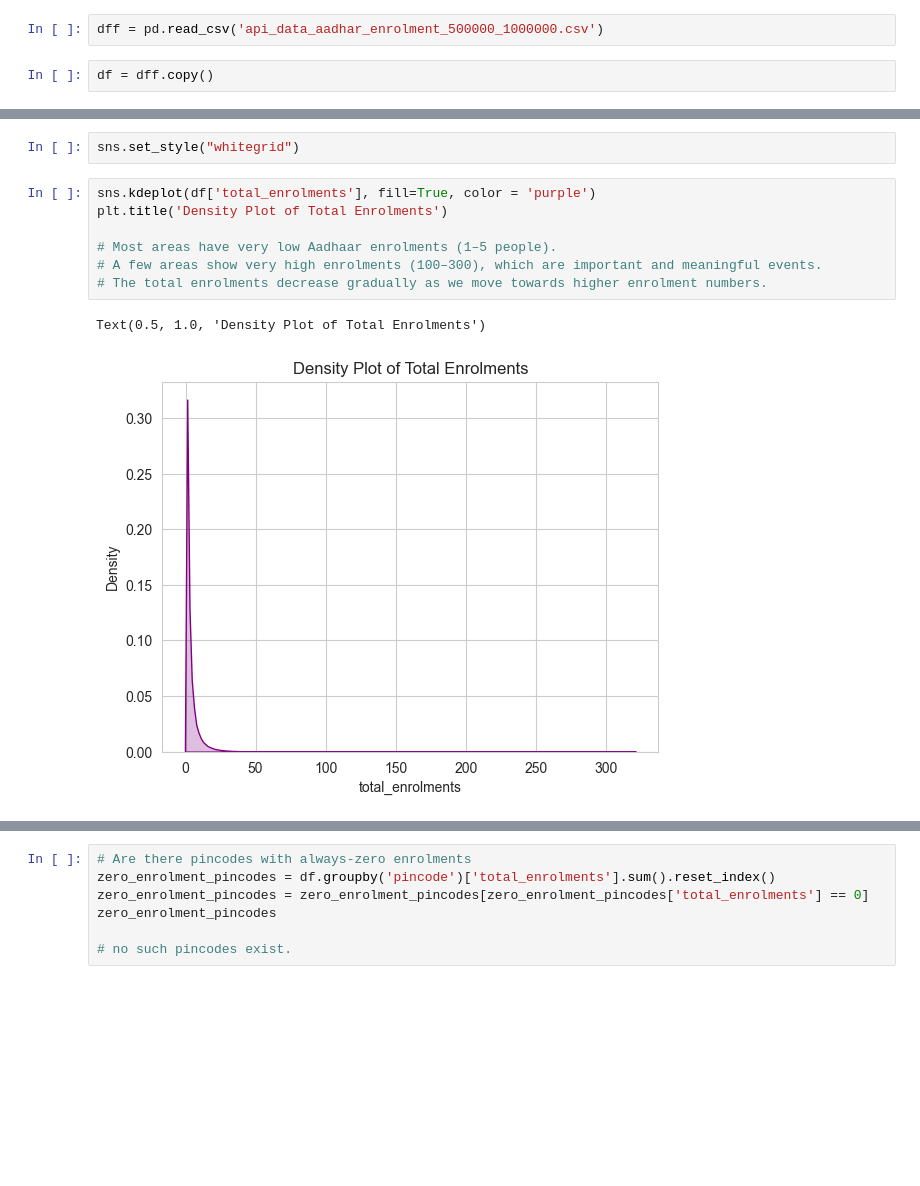
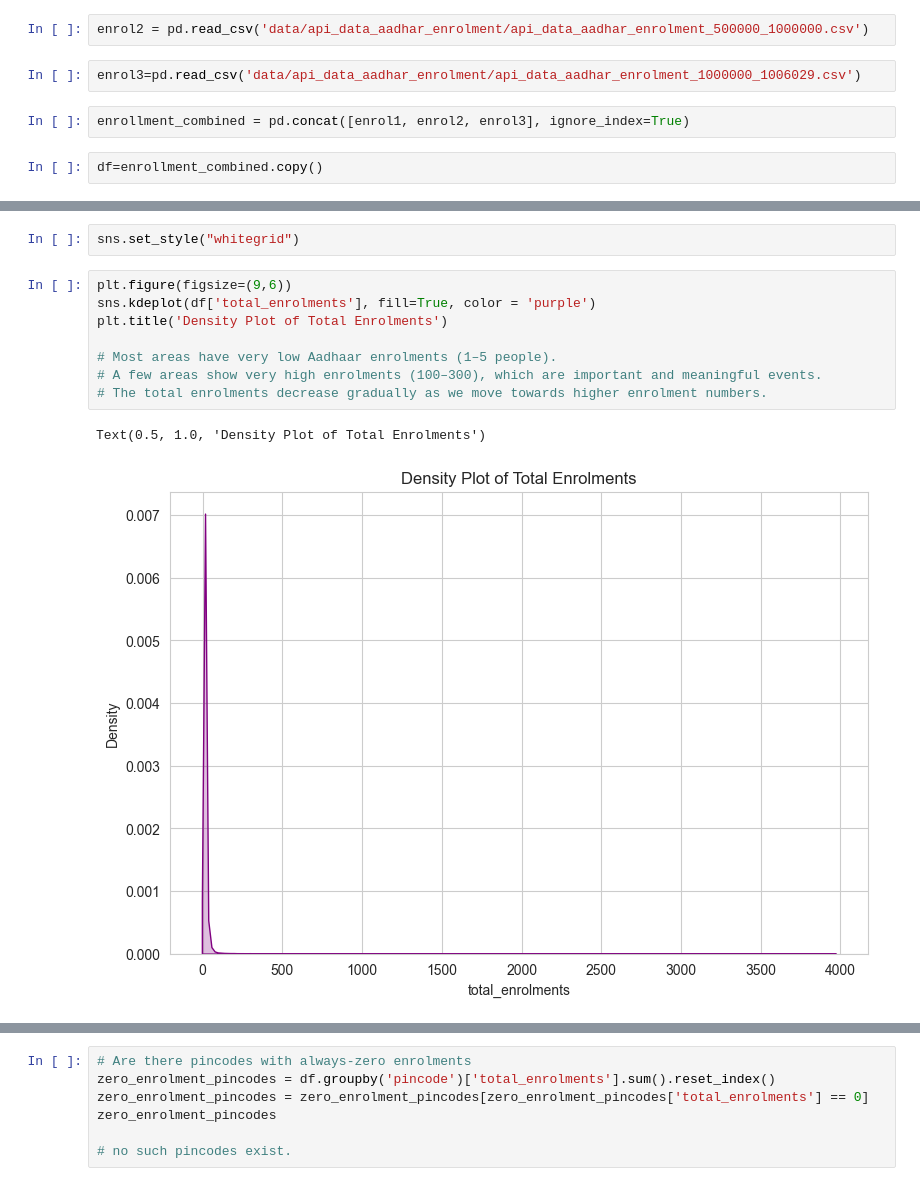
Before and after one commit to Mahii0107/aadhaar-analysis, a Jupyter notebook: enrollment.ipynb, the cells around one changed output, grey strips where cells are left out. Drawn from its saved outputs; the diff is of its cells as text; blank space fills up the shorter version.

Commit message:
Final Enrollment

```diff
--- a/enrollment.ipynb
+++ b/enrollment.ipynb
@@ -5,7 +7,11 @@ import seaborn as sns
 # %%
-dff = pd.read_csv('api_data_aadhar_enrolment_500000_1000000.csv')
+enrol2 = pd.read_csv('data/api_data_aadhar_enrolment/api_data_aadhar_enrolment_500000_1000000.csv')
+# %%
+enrol3=pd.read_csv('data/api_data_aadhar_enrolment/api_data_aadhar_enrolment_1000000_1006029.csv')
 # %%
-df = dff.copy()
+enrollment_combined = pd.concat([enrol1, enrol2, enrol3], ignore_index=True)
+# %%
+df=enrollment_combined.copy()
 # %%
 df.head()
 # %% [output]
@@ -349,15 +355,16 @@ Name: total_enrolments, dtype: float64
 # %%
 sns.set_style("whitegrid")
 # %%
+plt.figure(figsize=(9,6))
 sns.kdeplot(df['total_enrolments'], fill=True, color = 'purple')
 plt.title('Density Plot of Total Enrolments')
 
 # Most areas have very low Aadhaar enrolments (1–5 people).
 # A few areas show very high enrolments (100–300), which are important and meaningful events.
 # The total enrolments decrease gradually as we move towards higher enrolment numbers.
 # %% [output]
 Text(0.5, 1.0, 'Density Plot of Total Enrolments')
-[figure, old version]
+[figure, new version]
 # %%
 # distribution of age groups
 df[['age_0_5', 'age_5_17', 'age_18_greater']].describe()
```
Also changed, not shown: parts of 43 cells of this notebook.
